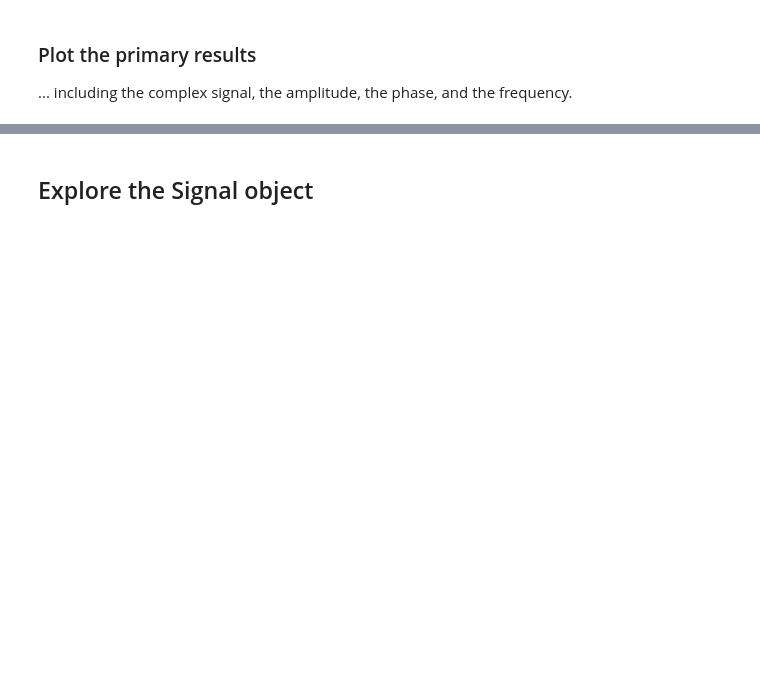
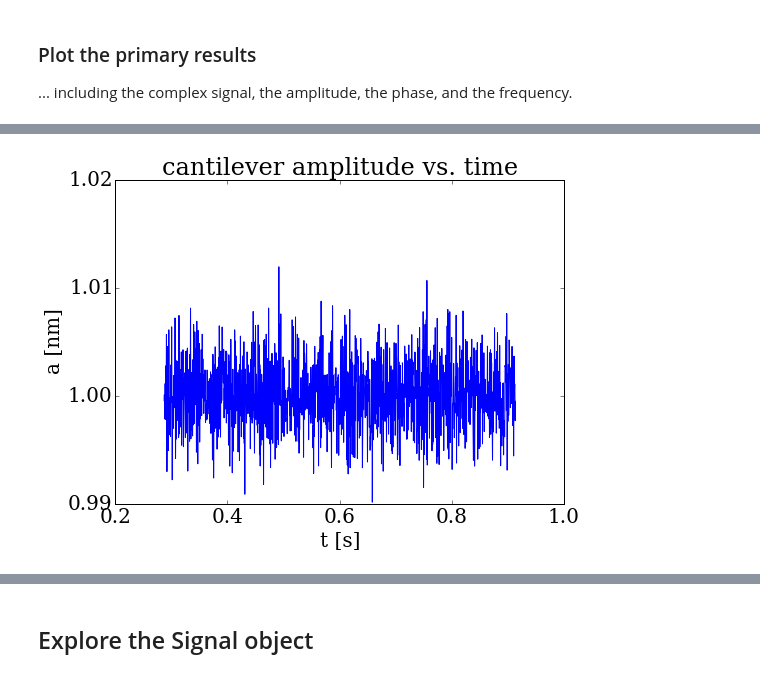
Before and after one commit to JohnMarohn/FreqDemod, a Jupyter notebook: freqdemod/docs/freqdemod-quickstart-1.ipynb, the cells around one changed output, grey strips where cells are left out. Saved outputs shown, nothing was run; the diff lists cells and outputs as text; code cells hidden in the pictures; blank space fills up the shorter version.

```diff
--- a/freqdemod/docs/freqdemod-quickstart-1.ipynb
+++ b/freqdemod/docs/freqdemod-quickstart-1.ipynb
@@ -184,0 +155,4 @@ S.plot('workup/fit/y', LaTeX=latex)
+# %%
+s.plot('workup/time/a', LaTeX=latex)
+# %% [output]
+[figure, added]
```
Also changed, not shown: parts of 24 cells of this notebook, 1 other file.
